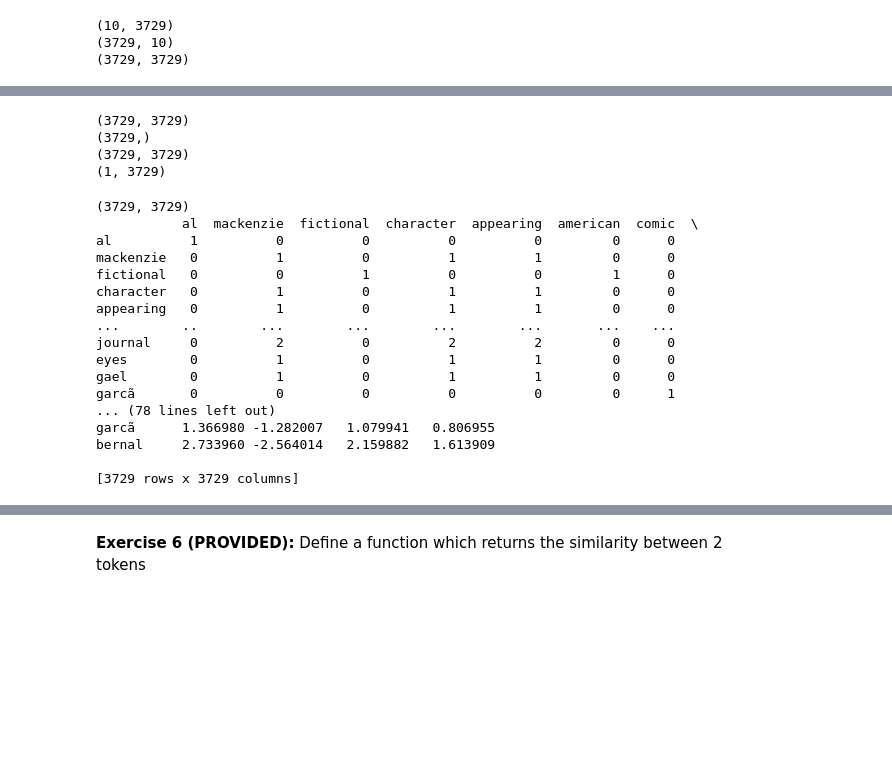
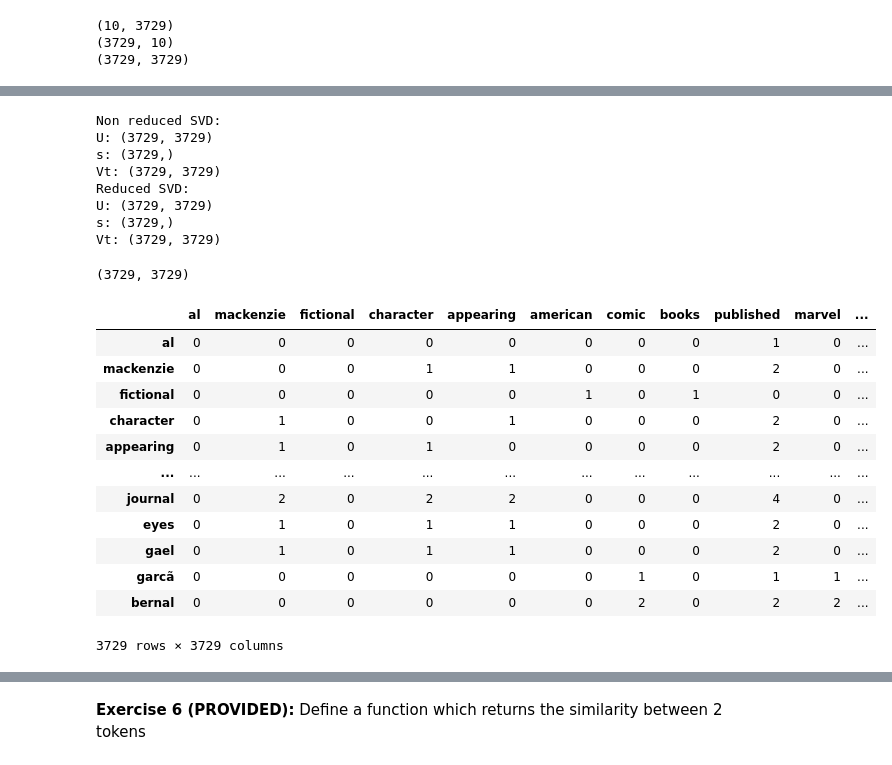
Before and after one commit to ClementineBleuze/m1-data-science-td, a Jupyter notebook: class11-lexical-semantics/11_X_lexical_semantics_2223.ipynb, the cells around one changed output, grey strips where cells are left out. Drawn from its saved outputs; the diff is of its cells as text; code cells hidden in the pictures; blank space fills up the shorter version.

```diff
--- a/class11-lexical-semantics/11_X_lexical_semantics_2223.ipynb
+++ b/class11-lexical-semantics/11_X_lexical_semantics_2223.ipynb
@@ -149,47 +173,58 @@ print(A.shape)
 import numpy as np
 from numpy.linalg import svd
 
+# apply non-reduced SVD decomposition to A
+# A = U * s * Vt
+U, s, Vt = svd(A.todense(), full_matrices=True)
+
+# check the shapes
+print("Non reduced SVD:")
+print(f"U: {U.shape}")
+print(f"s: {s.shape}")
+print(f"Vt: {Vt.shape}")
+
 # apply reduced SVD decomposition to A
 # A = U * s * Vt
-U, s, V = svd(A.todense(), full_matrices=False)
+U, s, Vt = svd(A.todense(), full_matrices=False)
 
 # check the shapes
-print(U.shape)
-print(s.shape)
-print(V.shape)
+print("Reduced SVD:")
+print(f"U: {U.shape}")
+print(f"s: {s.shape}")
+print(f"Vt: {Vt.shape}")
 # %% [output]
-(3729, 3729)
-(3729,)
-(3729, 3729)
-(1, 3729)
+Non reduced SVD:
+U: (3729, 3729)
+s: (3729,)
+Vt: (3729, 3729)
+Reduced SVD:
+U: (3729, 3729)
+s: (3729,)
+Vt: (3729, 3729)
 # %%
 # Keep the first 10 singular values
 s10 = np.array([s  if i < 10 else 0 for i,s in enumerate(s)])
 
 # Reconstruct the matrix A with the first 10 singular values
-A10 = U.dot(np.diag(s10)).dot(V.T)
+A10 = U.dot(np.diag(s10)).dot(Vt.T)
 
 # check the shape
 print(A10.shape)
 
 # Print A and A10 as a DataFrame
-print(pd.DataFrame(A.todense(), index=voc, columns=voc))
-print(pd.DataFrame(A10, index=voc, columns=voc))
+pd.DataFrame(A.todense(), index=voc, columns=voc)
 # %% [output]
 (3729, 3729)
-           al  mackenzie  fictional  character  appearing  american  comic  \
-al          1          0          0          0          0         0      0
-mackenzie   0          1          0          1          1         0      0
-fictional   0          0          1          0          0         1      0
-character   0          1          0          1          1         0      0
-appearing   0          1          0          1          1         0      0
-...        ..        ...        ...        ...        ...       ...    ...
-journal     0          2          0          2          2         0      0
-eyes        0          1          0          1          1         0      0
-gael        0          1          0          1          1         0      0
-garcã       0          0          0          0          0         0      1
-... (78 lines left out)
-garcã      1.366980 -1.282007   1.079941   0.806955
-bernal     2.733960 -2.564014   2.159882   1.613909
-
-[3729 rows x 3729 columns]
+|  | al | mackenzie | fictional | character | appearing | american | comic | books | published | marvel | ... |
+| al | 0 | 0 | 0 | 0 | 0 | 0 | 0 | 0 | 1 | 0 | ... |
+| mackenzie | 0 | 0 | 0 | 1 | 1 | 0 | 0 | 0 | 2 | 0 | ... |
+| fictional | 0 | 0 | 0 | 0 | 0 | 1 | 0 | 1 | 0 | 0 | ... |
+| character | 0 | 1 | 0 | 0 | 1 | 0 | 0 | 0 | 2 | 0 | ... |
+| appearing | 0 | 1 | 0 | 1 | 0 | 0 | 0 | 0 | 2 | 0 | ... |
+| ... | ... | ... | ... | ... | ... | ... | ... | ... | ... | ... | ... |
+| journal | 0 | 2 | 0 | 2 | 2 | 0 | 0 | 0 | 4 | 0 | ... |
+| eyes | 0 | 1 | 0 | 1 | 1 | 0 | 0 | 0 | 2 | 0 | ... |
+| gael | 0 | 1 | 0 | 1 | 1 | 0 | 0 | 0 | 2 | 0 | ... |
+| garcã | 0 | 0 | 0 | 0 | 0 | 0 | 1 | 0 | 1 | 1 | ... |
+| bernal | 0 | 0 | 0 | 0 | 0 | 0 | 2 | 0 | 2 | 2 | ... |
+3729 rows × 3729 columns
```
Also changed, not shown: parts of 4 cells of this notebook.
